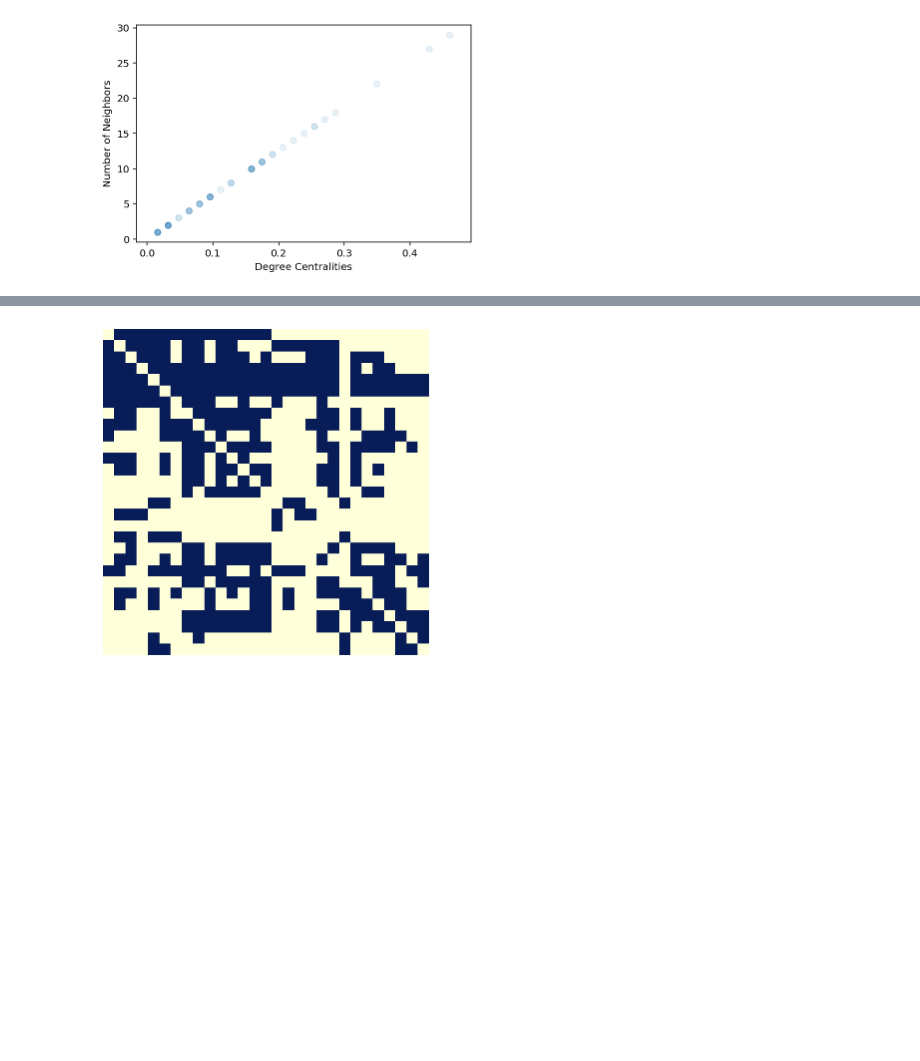
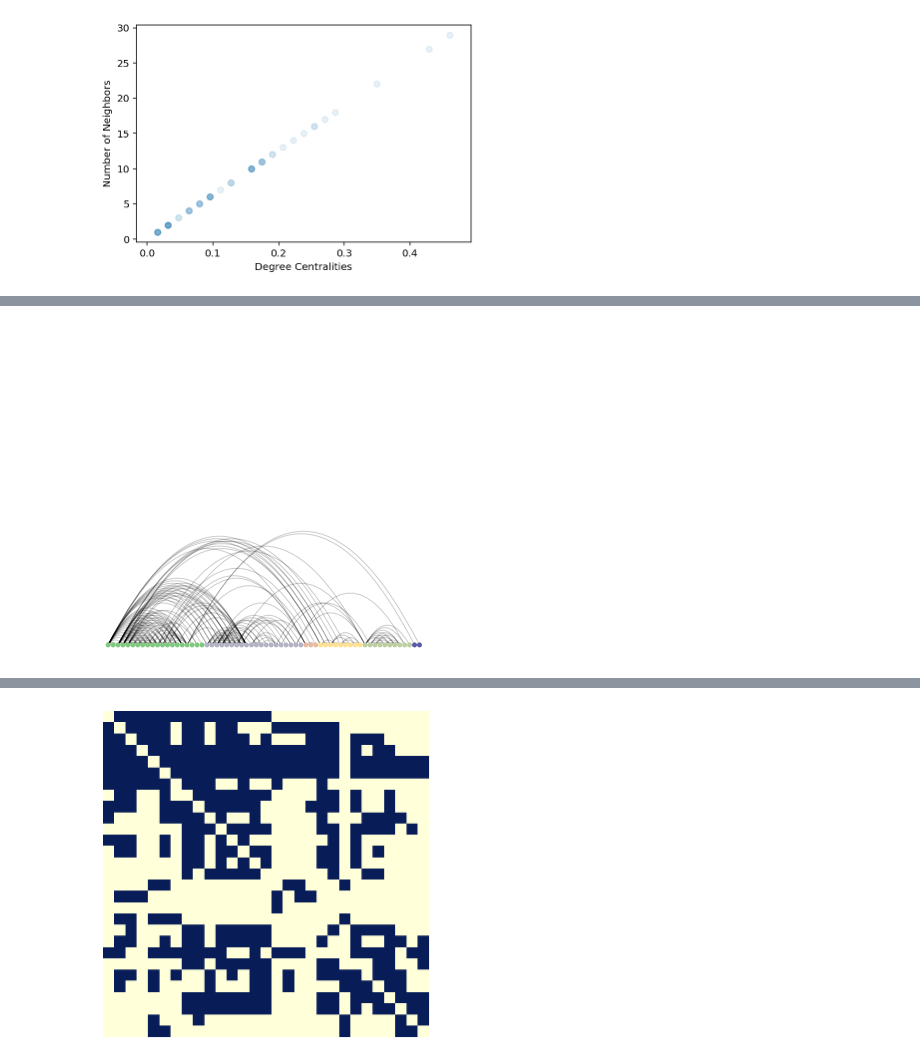
Before and after one commit to gregorioghidoli/netviz, a Jupyter notebook: SNA.ipynb, the cells around one changed output, grey strips where cells are left out. Saved outputs shown, nothing was run; the diff lists cells and outputs as text; code cells hidden in the pictures; blank space fills up the shorter version.

```diff
--- a/SNA.ipynb
+++ b/SNA.ipynb
@@ -181,0 +251,5 @@ nx.shortest_path(G, 4, 400)
+# %%
+a = ArcPlot(G, node_color='group', node_grouping='group', node_labels=True)
+a.draw()
+# %% [output]
+[figure, added]
```
Also changed, not shown: parts of 24 cells of this notebook, 6 other files.
